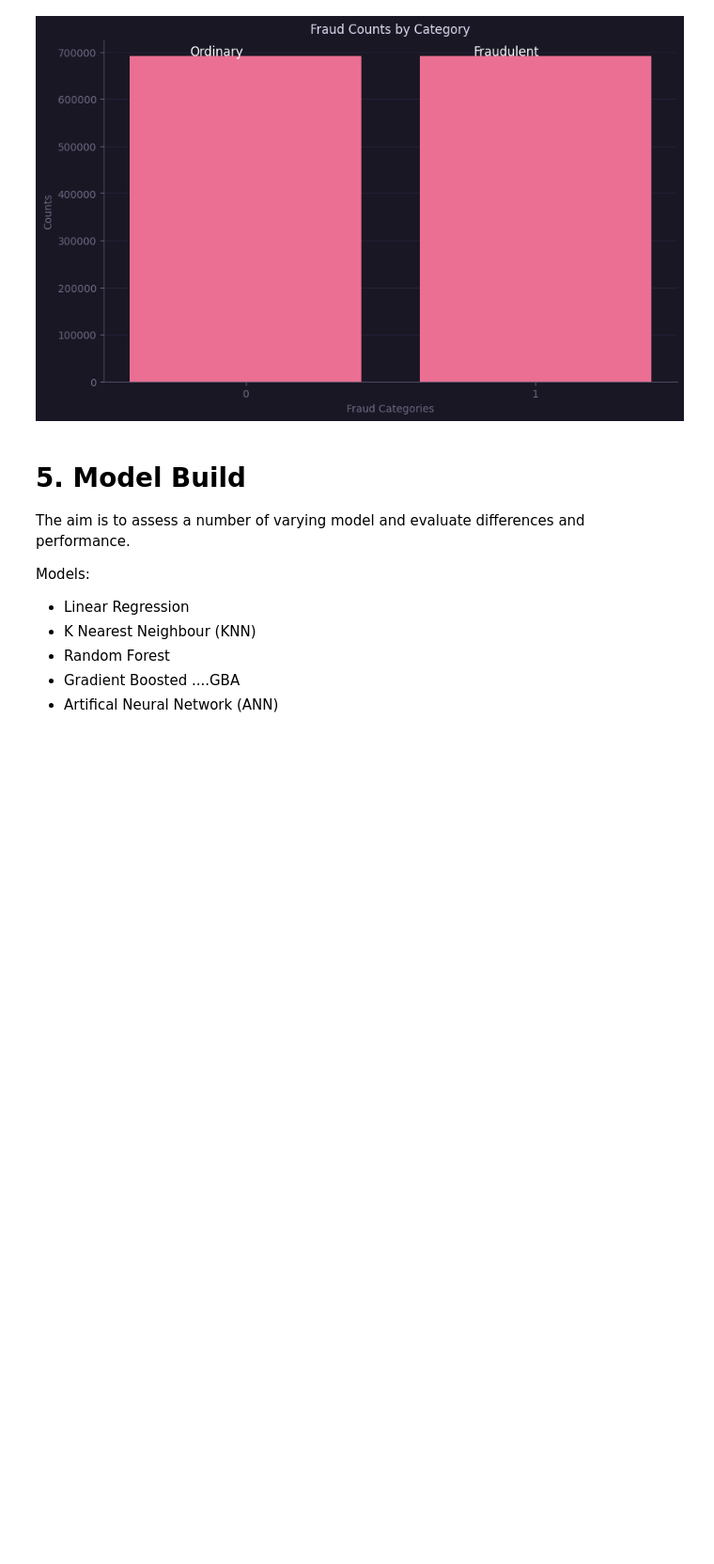
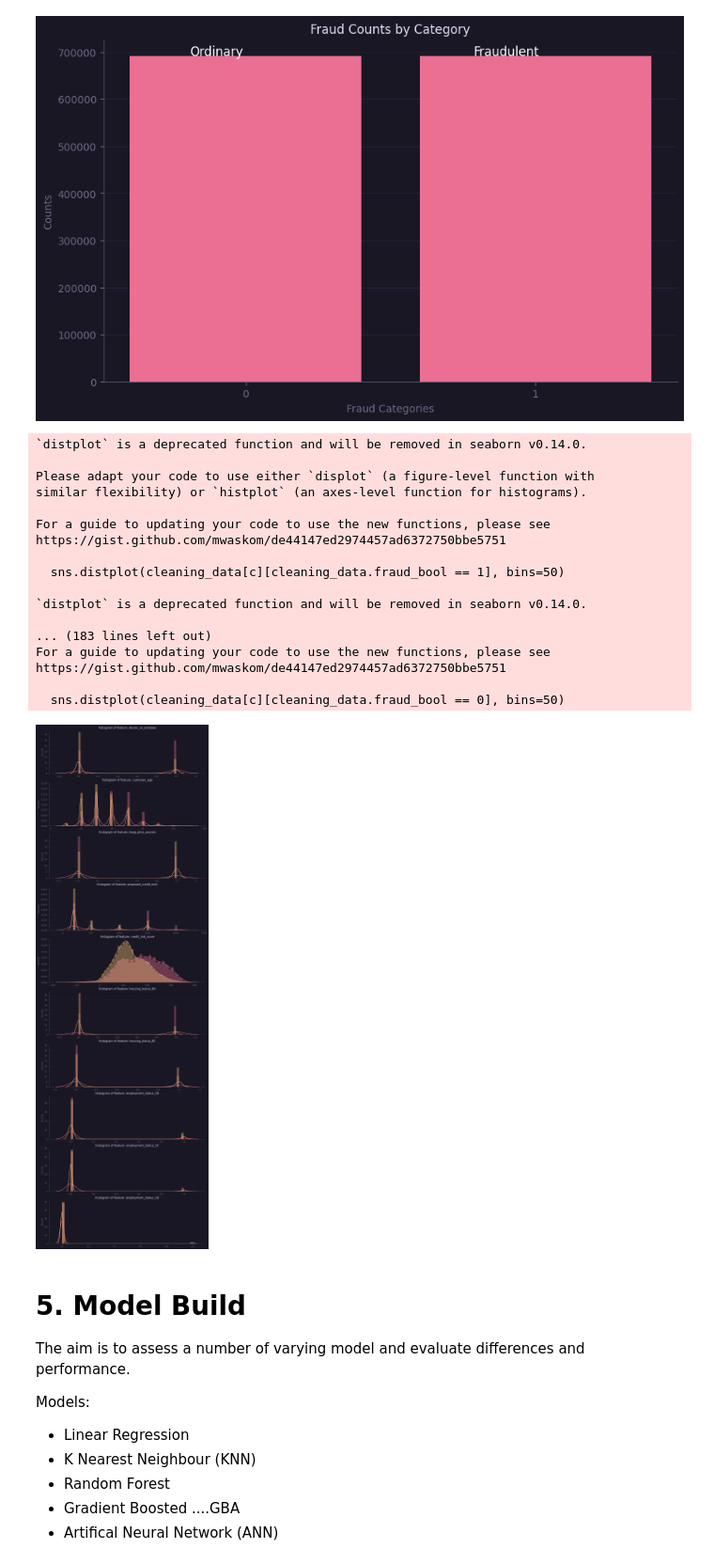
Before and after one commit to rcwylie/Fraudulent_payments, a Jupyter notebook: n_Code.ipynb, the cells around one changed output. Shown at 94% size. Drawn from its saved outputs; the diff is of its cells as text; code cells hidden in the pictures; blank space fills up the shorter version.

```diff
--- a/n_Code.ipynb
+++ b/n_Code.ipynb
@@ -328,7 +328,7 @@ corr = cleaning_data.corr().round(1)
 
 # Find features with strong correlation with target
 target_corr = corr['fraud_bool'].abs().sort_values(ascending=False)
-strong_corr_features = target_corr.index[1:11]
+strong_corr_features = target_corr.index[1:16]
 
 print('Top 10 features with highest correlation with target:')
 for feature in strong_corr_features:
@@ -456,6 +461,40 @@ plt.xticks([0, 1], ['0', '1'])
 plt.show()
 # %% [output]
 [figure]
+# %%
+from matplotlib import gridspec
+import seaborn as sns
+# distribution of anomalous features
+
+
+plt.figure(figsize=(12,28*4))
+gs = gridspec.GridSpec(28, 1)
+for i, c in enumerate(cleaning_data[strong_corr_features]):
+    ax = plt.subplot(gs[i])
+    sns.distplot(cleaning_data[c][cleaning_data.fraud_bool == 1], bins=50)
+    sns.distplot(cleaning_data[c][cleaning_data.fraud_bool == 0], bins=50)
+    ax.set_xlabel('')
+    ax.set_title('histogram of feature: ' + str(c))
+plt.show()
+# %% [output]
+`distplot` is a deprecated function and will be removed in seaborn v0.14.0.
+
+Please adapt your code to use either `displot` (a figure-level function with
+similar flexibility) or `histplot` (an axes-level function for histograms).
+
+For a guide to updating your code to use the new functions, please see
+https://gist.github.com/mwaskom/de44147ed2974457ad6372750bbe5751
+
+  sns.distplot(cleaning_data[c][cleaning_data.fraud_bool == 1], bins=50)
+
+`distplot` is a deprecated function and will be removed in seaborn v0.14.0.
+
+... (183 lines left out)
+For a guide to updating your code to use the new functions, please see
+https://gist.github.com/mwaskom/de44147ed2974457ad6372750bbe5751
+
+  sns.distplot(cleaning_data[c][cleaning_data.fraud_bool == 0], bins=50)
+[figure, added]
 # %% [markdown]
 # 5. Model Build
 
```
Also changed, not shown: parts of 37 cells of this notebook.
